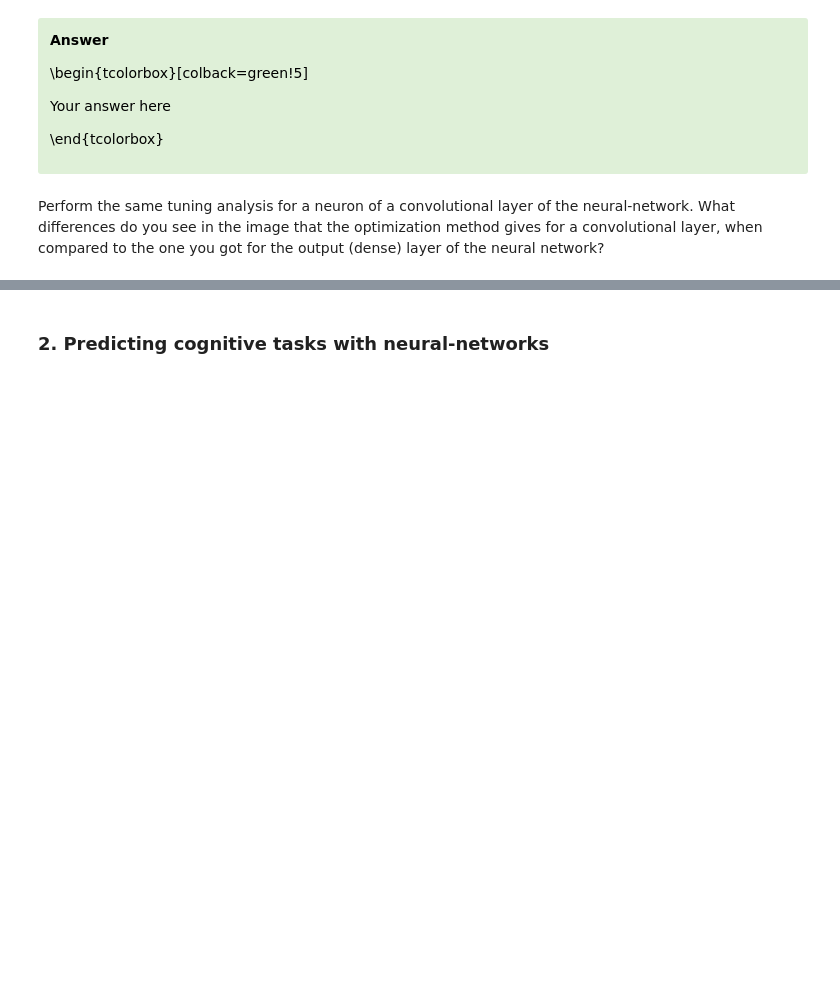
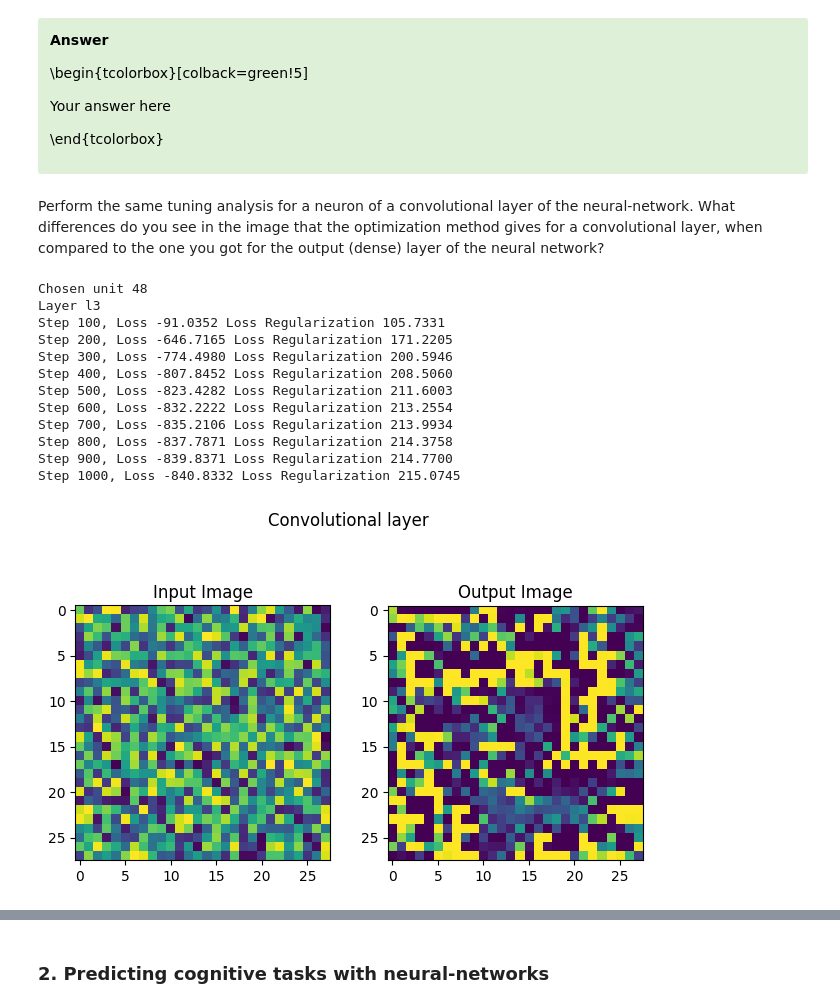
Before and after one commit to cesarz10/Computational-Neurophysiology-Lab, a Jupyter notebook: Lab_7/Module4_NN_12.ipynb, the cells around one changed output, grey strips where cells are left out. Saved outputs shown, nothing was run; the diff lists cells and outputs as text; code cells hidden in the pictures; blank space fills up the shorter version.

```diff
--- a/Lab_7/Module4_NN_12.ipynb
+++ b/Lab_7/Module4_NN_12.ipynb
@@ -472,4 +404,34 @@ Your answer here
 # %% [markdown]
 Perform the same tuning analysis for a neuron of a convolutional layer of the neural-network. What differences do you see in the image that the optimization method gives for a convolutional layer, when compared to the one you got for the output (dense) layer of the neural network?
 # %%
-# Your code goes here
+layer = 'l3' # the output layer is chosen
+syn_image_con, syn_image_init_con, neuron_con, neuron_ind_con = get_syn_image(layer)
+
+input_image_con = syn_image_init_con[0].squeeze() # .squeeze() gets rid of the 1 in the shapes
+output_image_con = syn_image_con[0].squeeze()
+
+fig, axs = plt.subplots(1, 2)
+fig.tight_layout()
+fig.suptitle("Convolutional layer")
+
+axs[0].imshow(input_image_con)
+axs[0].set_title('Input Image')
+
+axs[1].imshow(output_image_con)
+axs[1].set_title('Output Image')
+
+plt.show()
+# %% [output]
+Chosen unit 48
+Layer l3
+Step 100, Loss -91.0352 Loss Regularization 105.7331
+Step 200, Loss -646.7165 Loss Regularization 171.2205
+Step 300, Loss -774.4980 Loss Regularization 200.5946
+Step 400, Loss -807.8452 Loss Regularization 208.5060
+Step 500, Loss -823.4282 Loss Regularization 211.6003
+Step 600, Loss -832.2222 Loss Regularization 213.2554
+Step 700, Loss -835.2106 Loss Regularization 213.9934
+Step 800, Loss -837.7871 Loss Regularization 214.3758
+Step 900, Loss -839.8371 Loss Regularization 214.7700
+Step 1000, Loss -840.8332 Loss Regularization 215.0745
+[figure, added]
```
Also changed, not shown: parts of 15 cells of this notebook, 1 other file.
